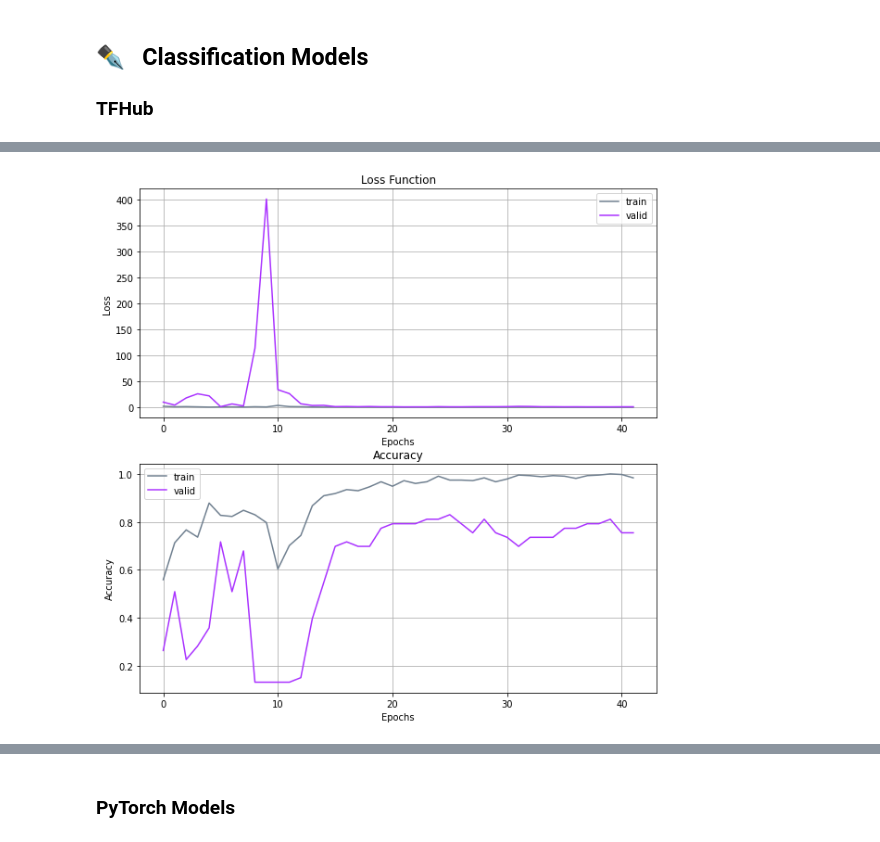
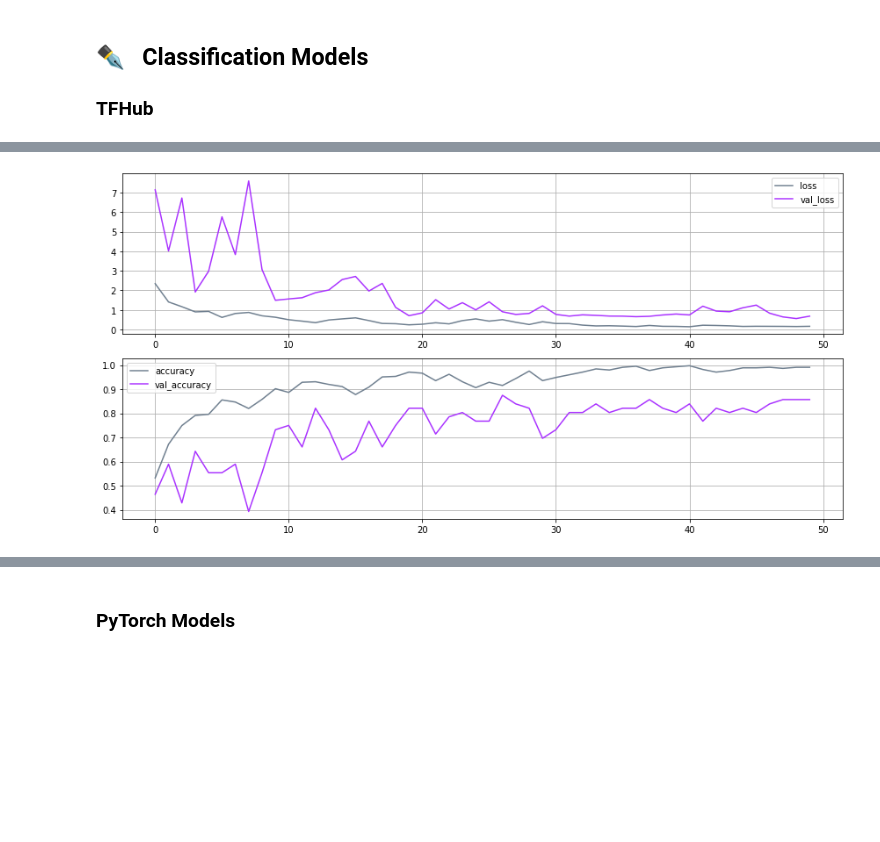
Before and after one commit to OlgaBelitskaya/colab_notebooks, a Jupyter notebook: breed_recognition.ipynb, the cells around one changed output, grey strips where cells are left out. Drawn from its saved outputs; the diff is of its cells as text; code cells hidden in the pictures; blank space fills up the shorter version.

```diff
--- a/breed_recognition.ipynb
+++ b/breed_recognition.ipynb
@@ -165,8 +135,22 @@ def history_plot(fit_history):
+# %%
+def keras_history_plot(fit_history,fig_size=12,color='#aa33ff'):
+    keys=list(fit_history.history.keys())
+    list_history=[fit_history.history[keys[i]]
+                  for i in range(len(keys))]
+    dfkeys=pd.DataFrame(list_history).T
+    dfkeys.columns=keys
+    fig=pl.figure(figsize=(fig_size,fig_size//2))
+    ax1=fig.add_subplot(2,1,1)
+    dfkeys.iloc[:,[int(0),int(2)]].plot(
+        ax=ax1,color=['slategray',color],grid=True)
+    ax2=fig.add_subplot(2,1,2)
+    dfkeys.iloc[:,[int(1),int(3)]].plot(
+        ax=ax2,color=['slategray',color],grid=True)
+    pl.tight_layout(); pl.show()
 # %%
 def premodel(pix,den,mh,lbl,activ,loss):
-    model=Sequential([
-        tkl.Input((pix,pix,3),
-                              name='input'),
+    model=tf.keras.Sequential([
+        tkl.Input((pix,pix,3),name='input'),
         th.KerasLayer(mh,trainable=True),
         tkl.Flatten(),
         tkl.Dense(den,activation='relu'),
@@ -182,13 +166,14 @@ mhandle="https://tfhub.dev/google/imagenet/{}/classification/4"\
 .format(handle_base)
 # %%
-fw='weights.best.hdf5'
-early_stopping=tkc.EarlyStopping(monitor='val_loss',
-                                 patience=20,verbose=2)
-checkpointer=tkc.ModelCheckpoint(filepath=fw,
-                                 save_best_only=True,verbose=2)
-lr_reduction=tkc.ReduceLROnPlateau(monitor='val_loss',verbose=2,
-                                   patience=5,factor=.8)
-kmodel=premodel(img_size,2048,mhandle,7,
+fw='/tmp/checkpoint'
+early_stopping=tkc.EarlyStopping(
+    monitor='val_loss',patience=20,verbose=2)
+checkpointer=tkc.ModelCheckpoint(
+    filepath=fw,verbose=int(0),save_weights_only=True,
+    monitor='val_accuracy',mode='max',save_best_only=True)
+lr_reduction=tkc.ReduceLROnPlateau(
+    monitor='val_loss',verbose=2,patience=5,factor=.8)
+kmodel=premodel(img_size,2048,mhandle,num_classes,
                 'softmax','sparse_categorical_crossentropy')
 history=kmodel.fit(x=x_train,y=y_train,batch_size=16,epochs=50,
                    callbacks=[checkpointer,early_stopping,lr_reduction],
@@ -233,6 +218,6 @@ Epoch 00042: early stopping
 # %%
-history_plot(history)
+keras_history_plot(history)
 # %% [output]
-[figure, old version]
+[figure, new version]
 # %%
 kmodel.load_weights(fw)
```
Also changed, not shown: parts of 28 cells of this notebook, 1 other file.
